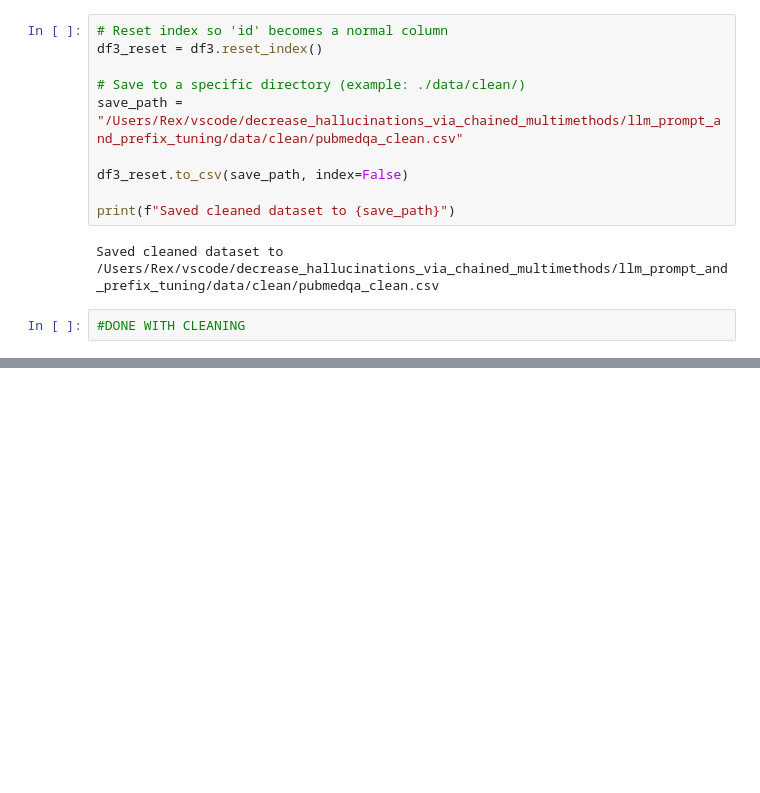
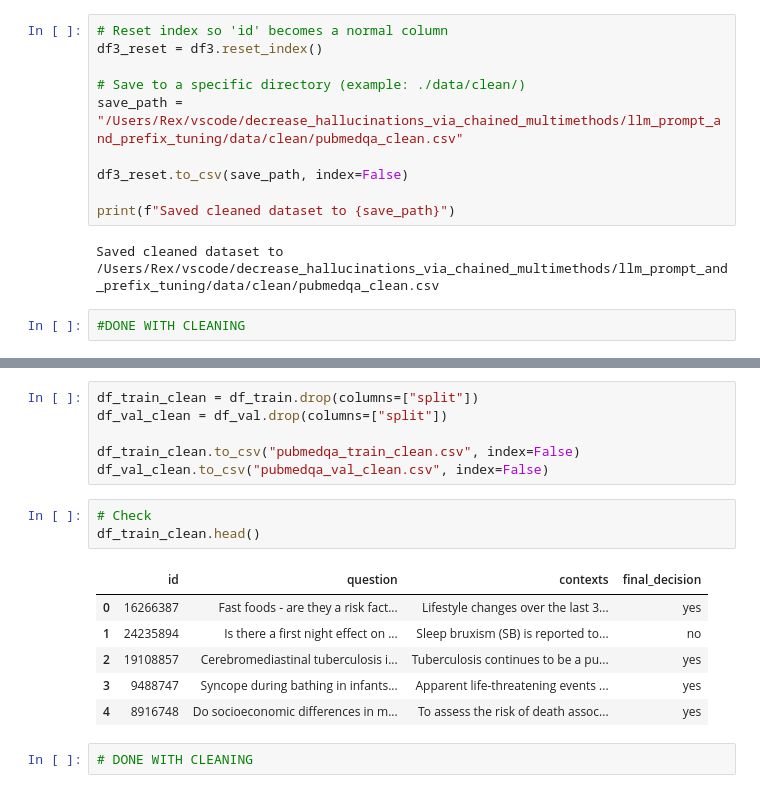
Before and after one commit to RexManglicmot/prompt_and_prefix_fine_tuning, a Jupyter notebook: data/eda.ipynb, the cells around one changed output, grey strips where cells are left out. Drawn from its saved outputs; the diff is of its cells as text; blank space fills up the shorter version.

```diff
--- a/data/eda.ipynb
+++ b/data/eda.ipynb
@@ -120,0 +229,18 @@ Saved cleaned dataset to /Users/Rex/vscode/decrease_hallucinations_via_chained_m
+# %%
+df_train_clean = df_train.drop(columns=["split"])
+df_val_clean = df_val.drop(columns=["split"])
+
+df_train_clean.to_csv("pubmedqa_train_clean.csv", index=False)
+df_val_clean.to_csv("pubmedqa_val_clean.csv", index=False)
+# %%
+# Check
+df_train_clean.head()
+# %% [output]
+|  | id | question | contexts | final_decision |
+| 0 | 16266387 | Fast foods - are they a risk fact... | Lifestyle changes over the last 3... | yes |
+| 1 | 24235894 | Is there a first night effect on ... | Sleep bruxism (SB) is reported to... | no |
+| 2 | 19108857 | Cerebromediastinal tuberculosis i... | Tuberculosis continues to be a pu... | yes |
+| 3 | 9488747 | Syncope during bathing in infants... | Apparent life-threatening events ... | yes |
+| 4 | 8916748 | Do socioeconomic differences in m... | To assess the risk of death assoc... | yes |
+# %%
+# DONE WITH CLEANING
```
Also changed, not shown: parts of 9 cells of this notebook, 11 other files.
